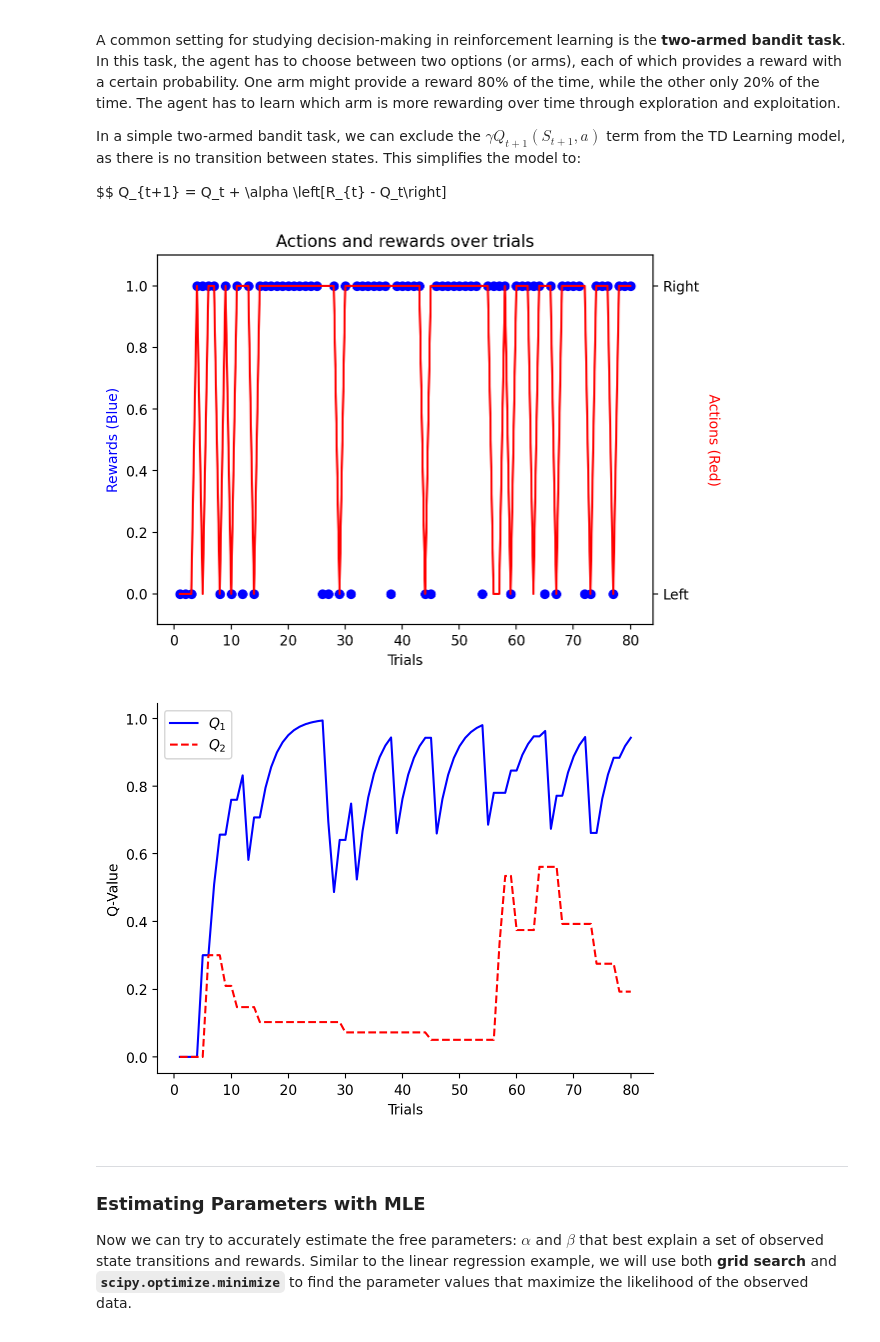
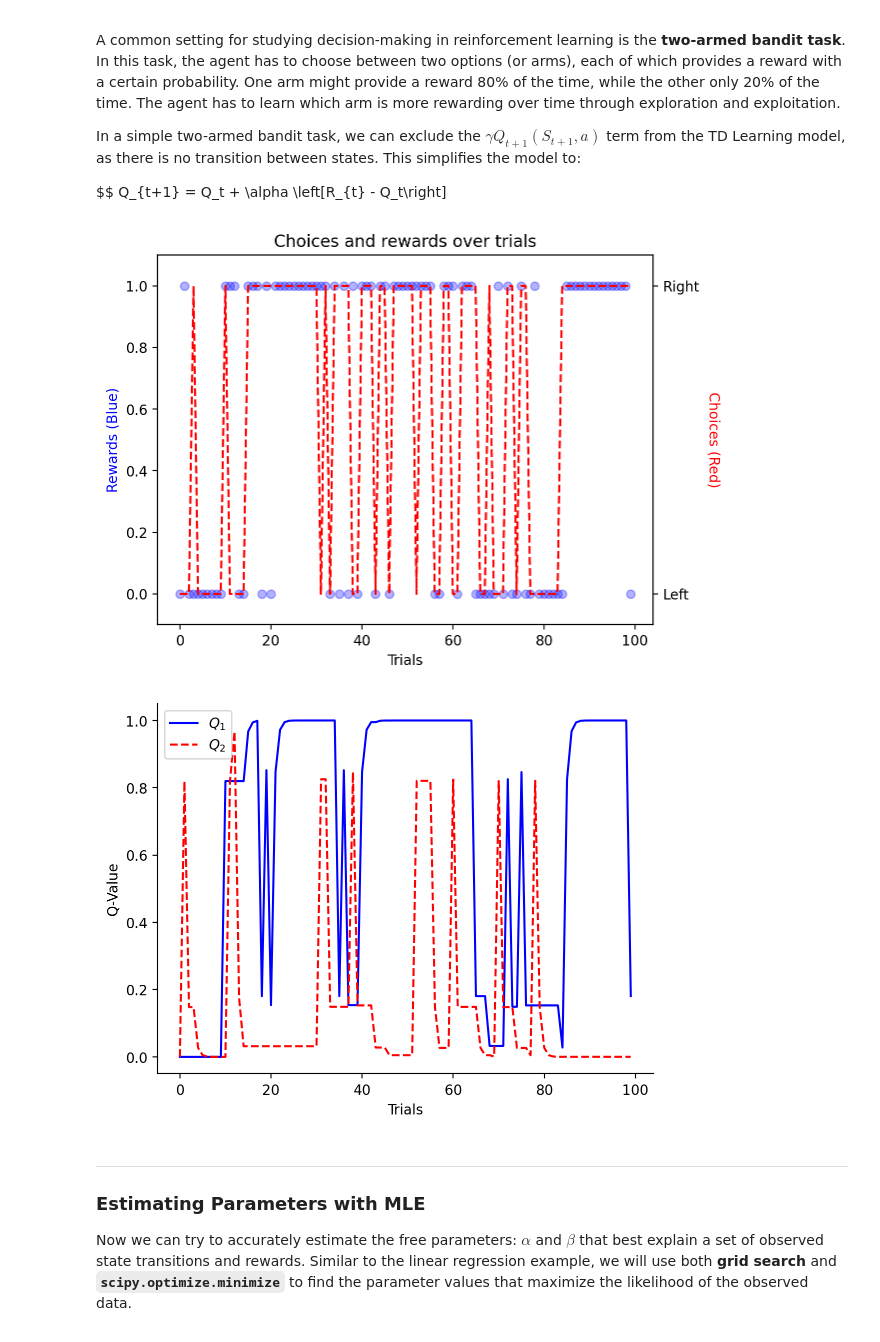
Before and after one commit to Center-for-Computational-Psychiatry/course_nycpw, a Jupyter notebook: tutorials/2025/tutorial03_Model-Fitting.ipynb, the cells around one changed output. Saved outputs shown, nothing was run; the diff lists cells and outputs as text; code cells hidden in the pictures.

```diff
--- a/tutorials/2025/tutorial03_Model-Fitting.ipynb
+++ b/tutorials/2025/tutorial03_Model-Fitting.ipynb
@@ -552,34 +384,50 @@ sim_env, sim_agent, sim_output = run_simulation(n_timesteps, settings, verbose=F
+# %%
+from scipy.stats import truncnorm, beta as beta_dist
+# simulate computer agents completing the two-armed task
+nsubjects, nblocks, ntrials = 80, 1, 100
+betamin, betamax = .75, 10 # inverse temperature
+alphamin, alphamax = .05, .95 # learning rate
+
+# generate distribution of parameters within range
+np.random.seed(42)
+beta_rv  = truncnorm((betamin-0)/1, (betamax-0)/1, loc=.2, scale=2.2).rvs(nsubjects)
+a_lo, a_hi = beta_dist.cdf([alphamin, alphamax], 1.1, 1.1)
+alpha_rv = beta_dist.ppf(a_lo + np.random.rand(nsubjects)*(a_hi - a_lo), 1.1, 1.1)
+rl_params = np.column_stack((beta_rv, alpha_rv))
+# %%
+rl_param_names = ['beta', 'alpha']
+sim_output = rw1a1b_sim(rl_params, nblocks=1, ntrials=ntrials)
 # %%
 # plot actions and rewards over trials for this agent
 fig, ax = plt.subplots()
-ax.scatter(sim_output['timestep'], sim_output['rewards'], label='Reward', color='blue')
+ax.scatter(range(ntrials), sim_output['rewards'][0,0,:], label='Reward', color='blue', alpha=.3)
 ax.set_xlabel('Trials')
 ax.set_ylabel('Rewards (Blue)', color='blue')
 ax.set_ylim(-0.1, 1.1)
 
 ax2 = ax.twinx()
-ax2.plot(sim_output['timestep'], [1 if x == 1 else 0 for x in sim_output['actions']], label='Action', color='red')
+ax2.plot(range(ntrials), [1 if x == 1 else 0 for x in sim_output['choices_A'][0,0,:]], label='Choice', color='red', linestyle='--')
 ax2.set_ylim(-0.1, 1.1)
 ax2.set_yticks([0, 1])
 ax2.set_yticklabels(['Left', 'Right'])
-ax2.set_ylabel('Actions (Red)', color='red', rotation=270, labelpad=15)
+ax2.set_ylabel('Choices (Red)', color='red', rotation=270, labelpad=15)
 
-plt.title('Actions and rewards over trials')
+plt.title('Choices and rewards over trials')
 plt.show()
 # %% [output]
-[figure, old version]
+[figure, new version]
 # %%
 # also plot Q-values over trials
 fig, ax = plt.subplots()
-ax.plot(sim_output['timestep'], sim_output['q_1'], label=r'$Q_{1}$', color='blue')
-ax.plot(sim_output['timestep'], sim_output['q_2'], label=r'$Q_{2}$', color='red', linestyle='--')
+ax.plot(range(ntrials), sim_output['EV'][0,0,1:,0], label=r'$Q_{1}$', color='blue')
+ax.plot(range(ntrials), sim_output['EV'][0,0,1:,1], label=r'$Q_{2}$', color='red', linestyle='--')
 ax.set_xlabel('Trials')
 ax.set_ylabel('Q-Value')
 ax.legend()
 sns.despine()
 plt.show()
 # %% [output]
-[figure, old version]
+[figure, new version]
 # %% [markdown]
 <hr width=50%>
 
```
Also changed, not shown: parts of 26 cells of this notebook, 1 other file.
